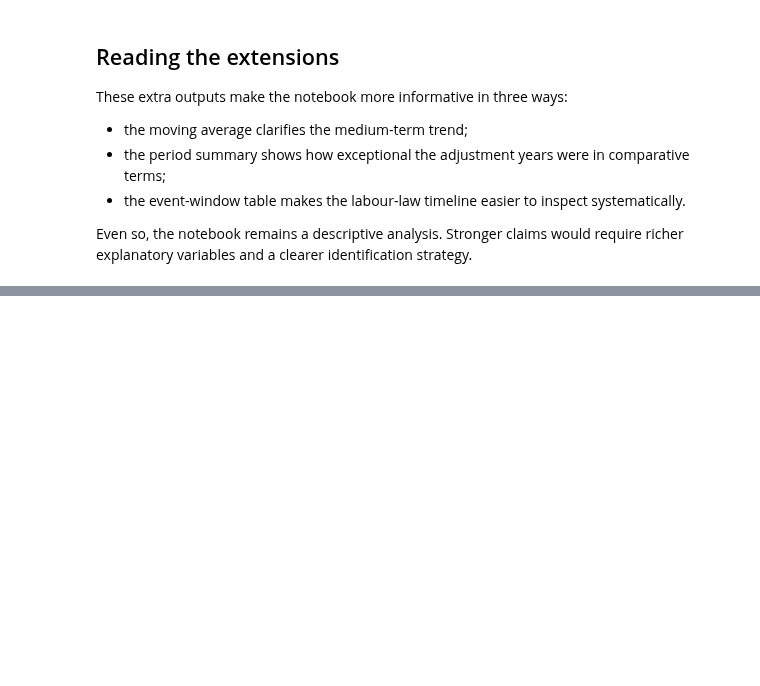
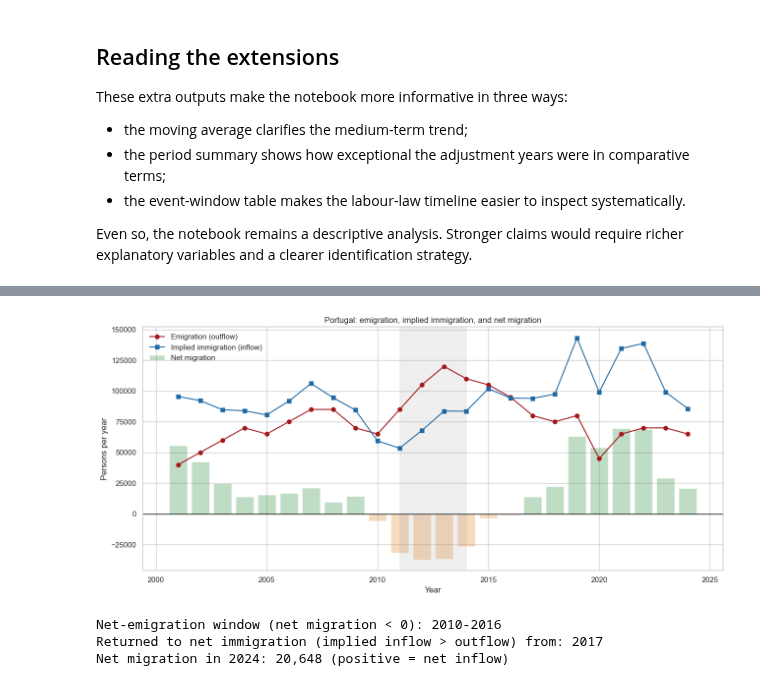
Before and after one commit to DiogoRibeiro7/ds-projects-portfolio, a Jupyter notebook: projects/portuguese_emigration_crises_labour_law/portuguese_emigration_crises_labour_law.ipynb, the cells around one changed output, grey strips where cells are left out. Drawn from its saved outputs; the diff is of its cells as text; code cells hidden in the pictures; blank space fills up the shorter version.

```diff
--- a/projects/portuguese_emigration_crises_labour_law/portuguese_emigration_crises_labour_law.ipynb
+++ b/projects/portuguese_emigration_crises_labour_law/portuguese_emigration_crises_labour_law.ipynb
@@ -1206,0 +1085,34 @@ avoid inventing structure the source does not provide.
+# %%
+flow = econ[["year", "oem_estimate", "net_migration"]].dropna(subset=["net_migration"]).copy()
+flow["implied_immigration"] = flow["net_migration"] + flow["oem_estimate"]
+flow.to_csv("outputs/emigration_inbound_flow.csv", index=False)
+
+fig, ax = plt.subplots(figsize=(13, 6))
+ax.bar(flow["year"], flow["net_migration"], alpha=0.30, label="Net migration",
+       color=["#2E8B3C" if v >= 0 else "#E6892B" for v in flow["net_migration"]])
+ax.plot(flow["year"], flow["oem_estimate"], "o-", color="#A4161A", label="Emigration (outflow)")
+ax.plot(flow["year"], flow["implied_immigration"], "s-", color="#1f6aa5",
+        label="Implied immigration (inflow)")
+ax.axhline(0, color="black", lw=1)
+ax.axvspan(INTERVENTION_YEAR, 2014, color="grey", alpha=0.12)
+ax.set(title="Portugal: emigration, implied immigration, and net migration",
+       xlabel="Year", ylabel="Persons per year")
+ax.legend(frameon=False)
+plt.tight_layout()
+fig.savefig("outputs/figures/inbound_vs_outbound_flow.png", dpi=150, bbox_inches="tight")
+plt.show()
+
+net_out = flow.loc[flow["net_migration"] < 0, "year"]
+post_cross = flow.loc[(flow["year"] > 2014)
+                      & (flow["implied_immigration"] > flow["oem_estimate"]), "year"]
+print(f"Net-emigration window (net migration < 0): "
+      f"{int(net_out.min())}-{int(net_out.max())}")
+print(f"Returned to net immigration (implied inflow > outflow) from: "
+      f"{int(post_cross.min()) if len(post_cross) else 'n/a'}")
+print(f"Net migration in {int(flow['year'].max())}: "
+      f"{flow['net_migration'].iloc[-1]:,.0f} (positive = net inflow)")
+# %% [output]
+[figure, added]
+Net-emigration window (net migration < 0): 2010-2016
+Returned to net immigration (implied inflow > outflow) from: 2017
+Net migration in 2024: 20,648 (positive = net inflow)
```
Also changed, not shown: parts of 40 cells of this notebook, 1 other file.
